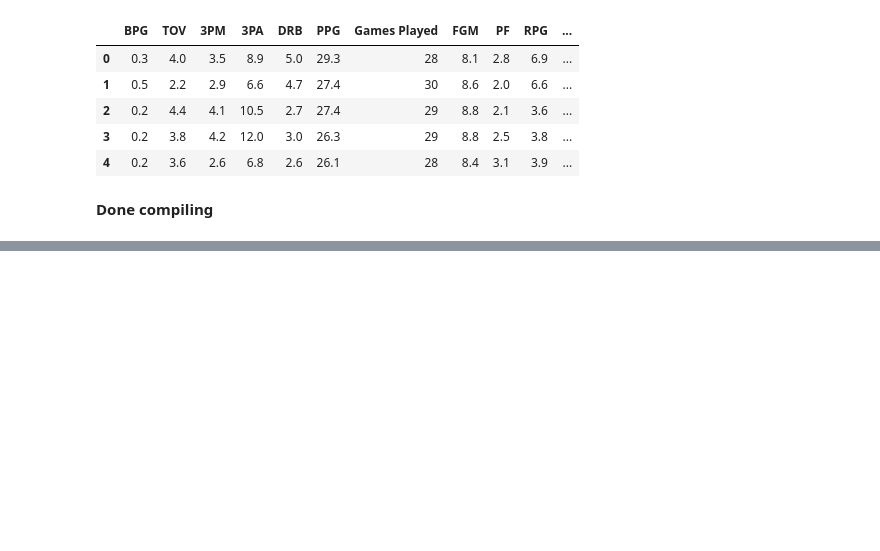
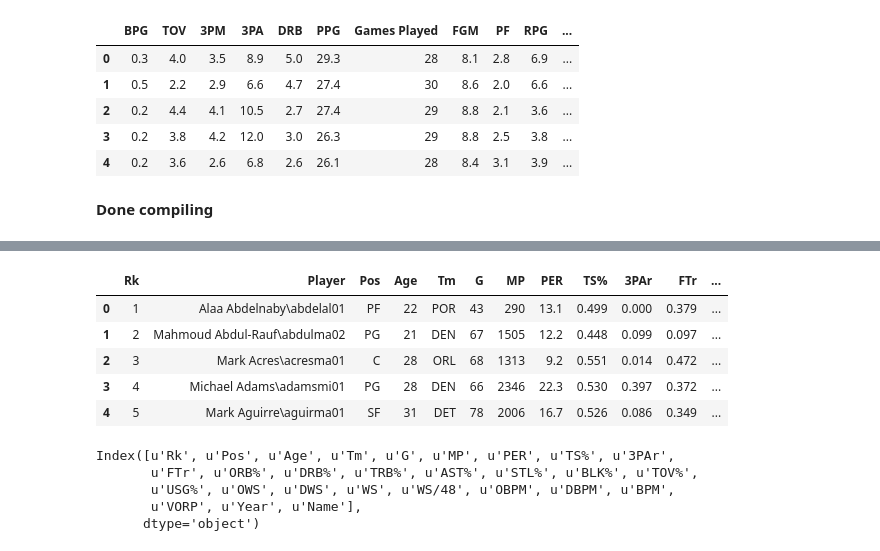
Before and after one commit to mattlee77/GA-Capstone-Project, a Jupyter notebook: Capstone Project CSV Cleaning.ipynb, the cells around one changed output, grey strips where cells are left out. Drawn from its saved outputs; the diff is of its cells as text; code cells hidden in the pictures; blank space fills up the shorter version.

```diff
--- a/Capstone Project CSV Cleaning.ipynb
+++ b/Capstone Project CSV Cleaning.ipynb
@@ -348,0 +408,9 @@ ncaaplayers.head()
+# %%
+df.head()
+# %% [output]
+|  | Rk | Player | Pos | Age | Tm | G | MP | PER | TS% | 3PAr | FTr | ... |
+| 0 | 1 | Alaa Abdelnaby\abdelal01 | PF | 22 | POR | 43 | 290 | 13.1 | 0.499 | 0.000 | 0.379 | ... |
+| 1 | 2 | Mahmoud Abdul-Rauf\abdulma02 | PG | 21 | DEN | 67 | 1505 | 12.2 | 0.448 | 0.099 | 0.097 | ... |
+| 2 | 3 | Mark Acres\acresma01 | C | 28 | ORL | 68 | 1313 | 9.2 | 0.551 | 0.014 | 0.472 | ... |
+| 3 | 4 | Michael Adams\adamsmi01 | PG | 28 | DEN | 66 | 2346 | 22.3 | 0.530 | 0.397 | 0.372 | ... |
+| 4 | 5 | Mark Aguirre\aguirma01 | SF | 31 | DET | 78 | 2006 | 16.7 | 0.526 | 0.086 | 0.349 | ... |
@@ -348,0 +424,8 @@ ncaaplayers.head()
+# %%
+df.columns
+# %% [output]
+Index([u'Rk', u'Pos', u'Age', u'Tm', u'G', u'MP', u'PER', u'TS%', u'3PAr',
+       u'FTr', u'ORB%', u'DRB%', u'TRB%', u'AST%', u'STL%', u'BLK%', u'TOV%',
+       u'USG%', u'OWS', u'DWS', u'WS', u'WS/48', u'OBPM', u'DBPM', u'BPM',
+       u'VORP', u'Year', u'Name'],
+      dtype='object')
```
Also changed, not shown: parts of 18 cells of this notebook, 2 other files.
